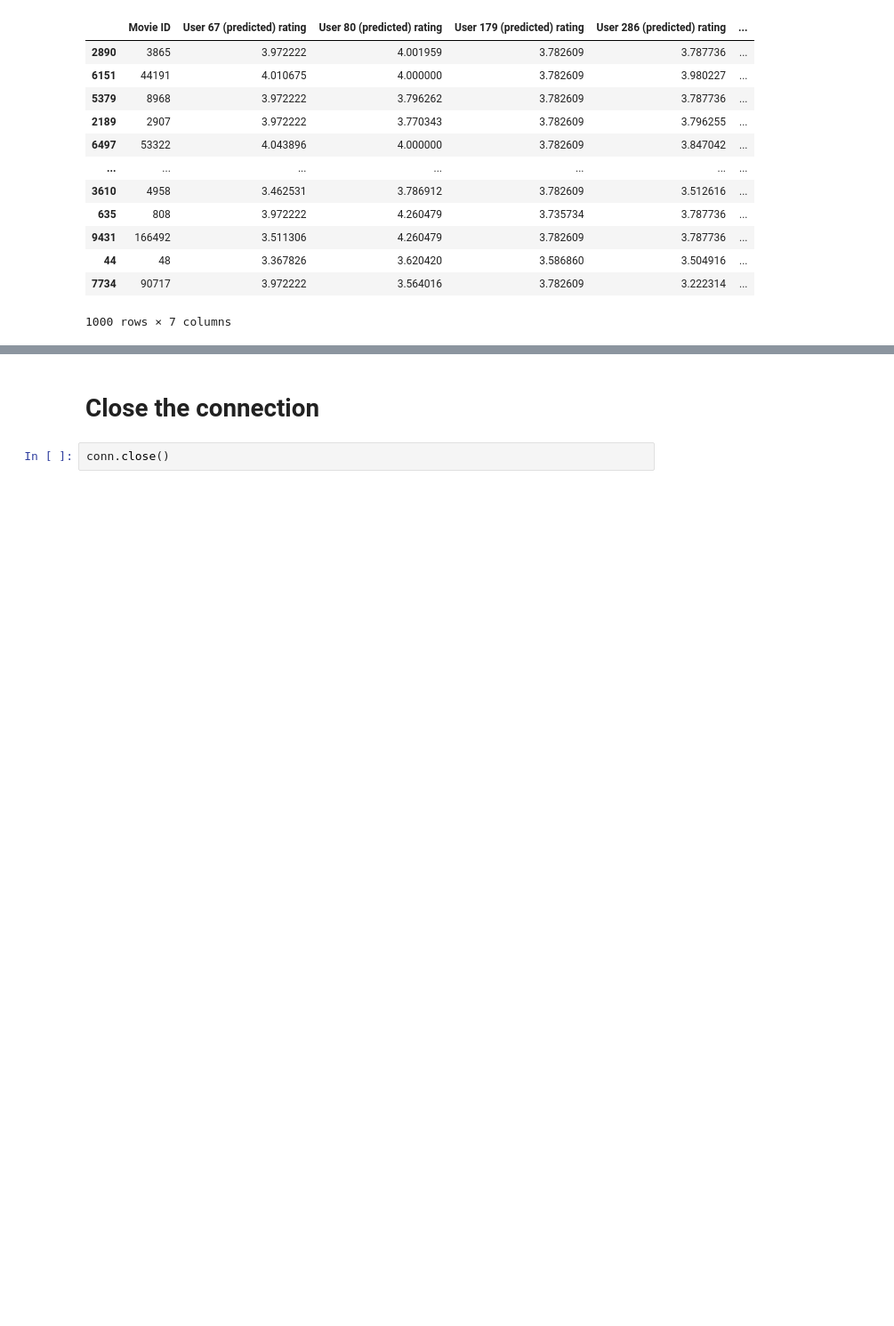
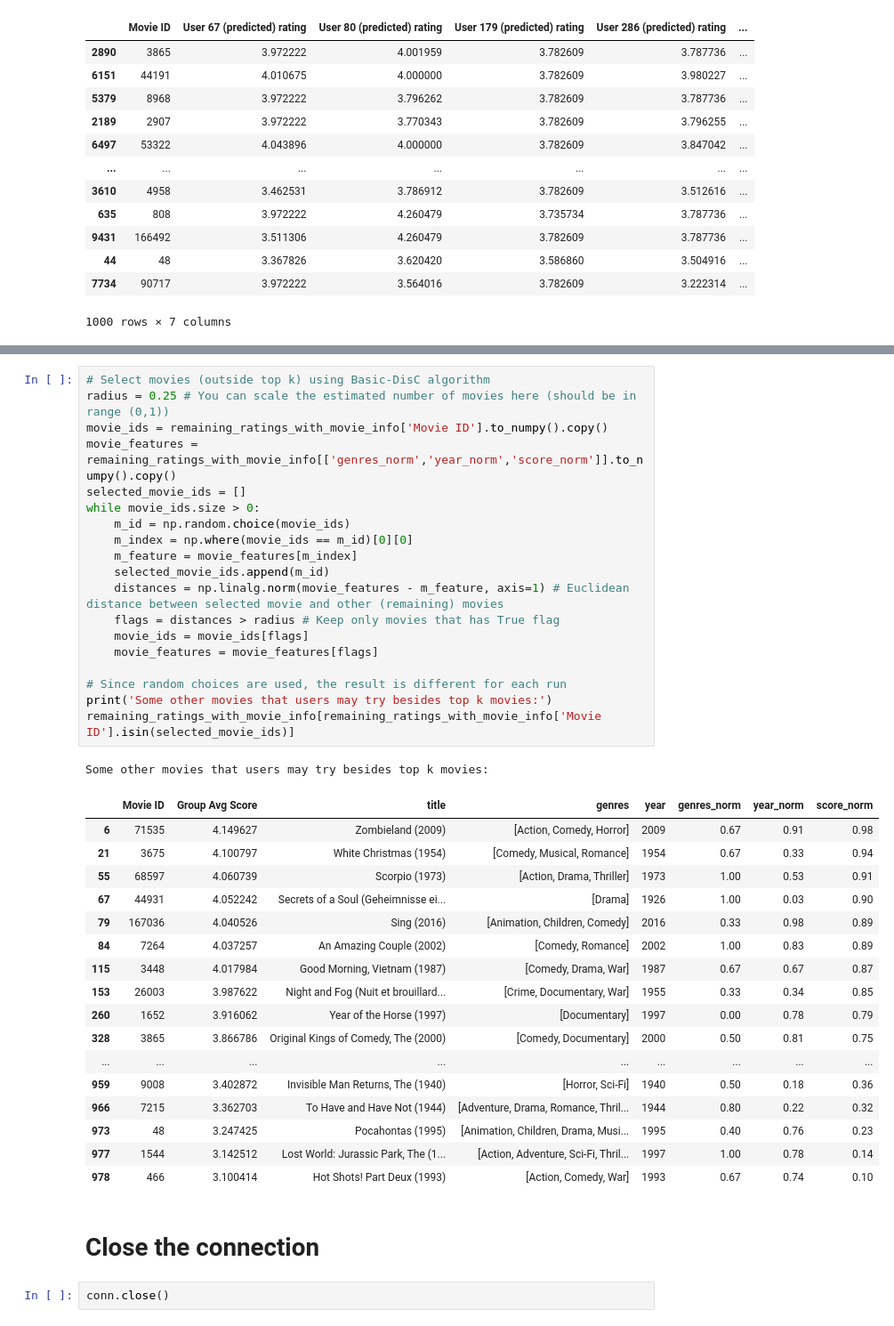
Before and after one commit to MinhNhatTRUONG-2001/movie-lens, a Jupyter notebook: movie-lens.ipynb, the cells around one changed output, grey strips where cells are left out. Shown at 89% size. Drawn from its saved outputs; the diff is of its cells as text; blank space fills up the shorter version.

Commit message:
Implement diversification in sequential group recommendation using Basic-DisC algorithm

```diff
--- a/movie-lens.ipynb
+++ b/movie-lens.ipynb
@@ -762,3 +818,41 @@ Why this method is better:
+# %%
+# Select movies (outside top k) using Basic-DisC algorithm
+radius = 0.25 # You can scale the estimated number of movies here (should be in range (0,1))
+movie_ids = remaining_ratings_with_movie_info['Movie ID'].to_numpy().copy()
+movie_features = remaining_ratings_with_movie_info[['genres_norm','year_norm','score_norm']].to_numpy().copy()
+selected_movie_ids = []
+while movie_ids.size > 0:
+    m_id = np.random.choice(movie_ids)
+    m_index = np.where(movie_ids == m_id)[0][0]
+    m_feature = movie_features[m_index]
+    selected_movie_ids.append(m_id)
+    distances = np.linalg.norm(movie_features - m_feature, axis=1) # Euclidean distance between selected movie and other (remaining) movies
+    flags = distances > radius # Keep only movies that has True flag
+    movie_ids = movie_ids[flags]
+    movie_features = movie_features[flags]
+
+# Since random choices are used, the result is different for each run
+print('Some other movies that users may try besides top k movies:')
+remaining_ratings_with_movie_info[remaining_ratings_with_movie_info['Movie ID'].isin(selected_movie_ids)]
+# %% [output]
+Some other movies that users may try besides top k movies:
+|  | Movie ID | Group Avg Score | title | genres | year | genres_norm | year_norm | score_norm |
+| 6 | 71535 | 4.149627 | Zombieland (2009) | [Action, Comedy, Horror] | 2009 | 0.67 | 0.91 | 0.98 |
+| 21 | 3675 | 4.100797 | White Christmas (1954) | [Comedy, Musical, Romance] | 1954 | 0.67 | 0.33 | 0.94 |
+| 55 | 68597 | 4.060739 | Scorpio (1973) | [Action, Drama, Thriller] | 1973 | 1.00 | 0.53 | 0.91 |
+| 67 | 44931 | 4.052242 | Secrets of a Soul (Geheimnisse ei... | [Drama] | 1926 | 1.00 | 0.03 | 0.90 |
+| 79 | 167036 | 4.040526 | Sing (2016) | [Animation, Children, Comedy] | 2016 | 0.33 | 0.98 | 0.89 |
+| 84 | 7264 | 4.037257 | An Amazing Couple (2002) | [Comedy, Romance] | 2002 | 1.00 | 0.83 | 0.89 |
+| 115 | 3448 | 4.017984 | Good Morning, Vietnam (1987) | [Comedy, Drama, War] | 1987 | 0.67 | 0.67 | 0.87 |
+| 153 | 26003 | 3.987622 | Night and Fog (Nuit et brouillard... | [Crime, Documentary, War] | 1955 | 0.33 | 0.34 | 0.85 |
+| 260 | 1652 | 3.916062 | Year of the Horse (1997) | [Documentary] | 1997 | 0.00 | 0.78 | 0.79 |
+| 328 | 3865 | 3.866786 | Original Kings of Comedy, The (2000) | [Comedy, Documentary] | 2000 | 0.50 | 0.81 | 0.75 |
+| ... | ... | ... | ... | ... | ... | ... | ... | ... |
+| 959 | 9008 | 3.402872 | Invisible Man Returns, The (1940) | [Horror, Sci-Fi] | 1940 | 0.50 | 0.18 | 0.36 |
+| 966 | 7215 | 3.362703 | To Have and Have Not (1944) | [Adventure, Drama, Romance, Thril... | 1944 | 0.80 | 0.22 | 0.32 |
+| 973 | 48 | 3.247425 | Pocahontas (1995) | [Animation, Children, Drama, Musi... | 1995 | 0.40 | 0.76 | 0.23 |
+| 977 | 1544 | 3.142512 | Lost World: Jurassic Park, The (1... | [Action, Adventure, Sci-Fi, Thril... | 1997 | 1.00 | 0.78 | 0.14 |
+| 978 | 466 | 3.100414 | Hot Shots! Part Deux (1993) | [Action, Comedy, War] | 1993 | 0.67 | 0.74 | 0.10 |
 # %% [markdown]
 # Close the connection
 # %%
```
Also changed, not shown: parts of 6 cells of this notebook.
